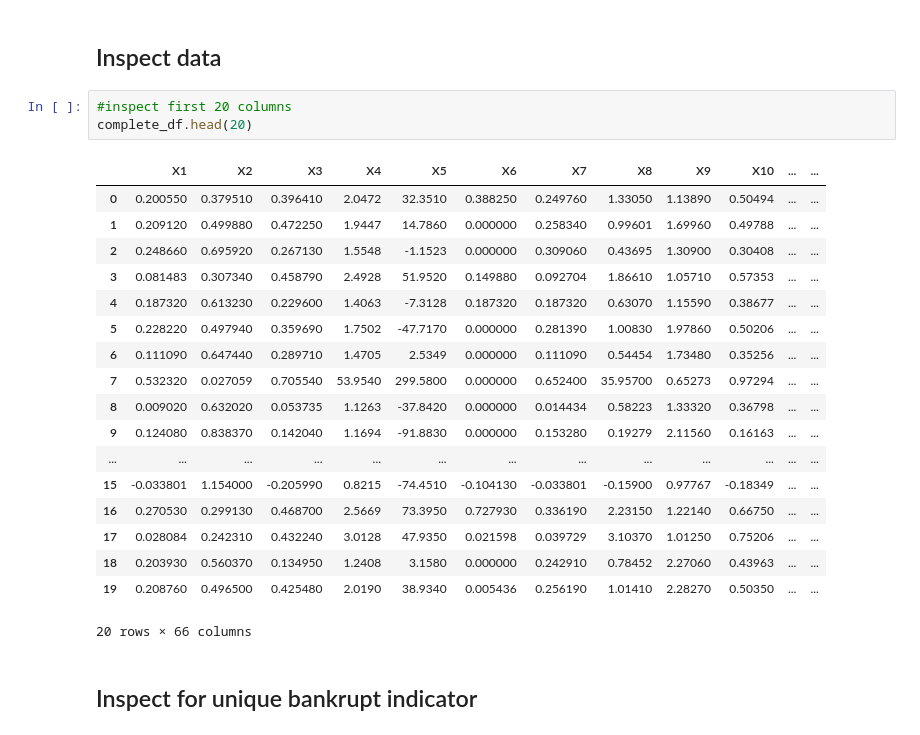
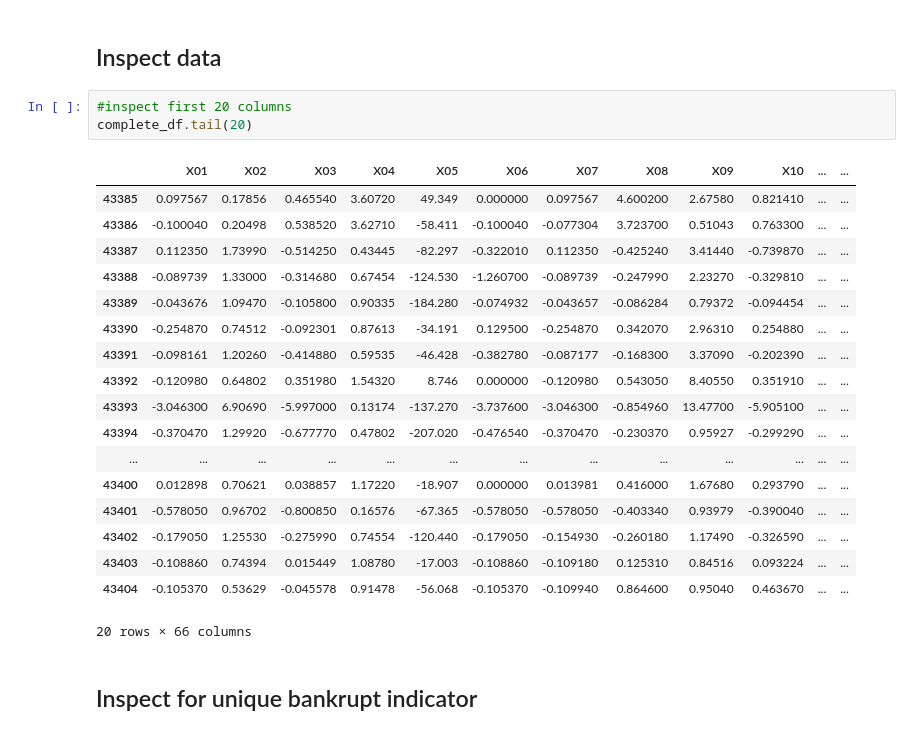
Before and after one commit to bill-fowler65/Springboard, a Jupyter notebook: Capstone Project 2/Code/polishbk-1.0wrangling.ipynb, the cells around one changed output. Saved outputs shown, nothing was run; the diff lists cells and outputs as text.

```diff
--- a/Capstone Project 2/Code/polishbk-1.0wrangling.ipynb
+++ b/Capstone Project 2/Code/polishbk-1.0wrangling.ipynb
@@ -186,25 +188,25 @@ memory usage: 21.9+ MB
 ## Inspect data
 # %%
 #inspect first 20 columns
-complete_df.head(20)
+complete_df.tail(20)
 # %% [output]
-|  | X1 | X2 | X3 | X4 | X5 | X6 | X7 | X8 | X9 | X10 | ... | ... |
-| 0 | 0.200550 | 0.379510 | 0.396410 | 2.0472 | 32.3510 | 0.388250 | 0.249760 | 1.33050 | 1.13890 | 0.50494 | ... | ... |
-| 1 | 0.209120 | 0.499880 | 0.472250 | 1.9447 | 14.7860 | 0.000000 | 0.258340 | 0.99601 | 1.69960 | 0.49788 | ... | ... |
-| 2 | 0.248660 | 0.695920 | 0.267130 | 1.5548 | -1.1523 | 0.000000 | 0.309060 | 0.43695 | 1.30900 | 0.30408 | ... | ... |
-| 3 | 0.081483 | 0.307340 | 0.458790 | 2.4928 | 51.9520 | 0.149880 | 0.092704 | 1.86610 | 1.05710 | 0.57353 | ... | ... |
-| 4 | 0.187320 | 0.613230 | 0.229600 | 1.4063 | -7.3128 | 0.187320 | 0.187320 | 0.63070 | 1.15590 | 0.38677 | ... | ... |
-| 5 | 0.228220 | 0.497940 | 0.359690 | 1.7502 | -47.7170 | 0.000000 | 0.281390 | 1.00830 | 1.97860 | 0.50206 | ... | ... |
-| 6 | 0.111090 | 0.647440 | 0.289710 | 1.4705 | 2.5349 | 0.000000 | 0.111090 | 0.54454 | 1.73480 | 0.35256 | ... | ... |
-| 7 | 0.532320 | 0.027059 | 0.705540 | 53.9540 | 299.5800 | 0.000000 | 0.652400 | 35.95700 | 0.65273 | 0.97294 | ... | ... |
-| 8 | 0.009020 | 0.632020 | 0.053735 | 1.1263 | -37.8420 | 0.000000 | 0.014434 | 0.58223 | 1.33320 | 0.36798 | ... | ... |
-| 9 | 0.124080 | 0.838370 | 0.142040 | 1.1694 | -91.8830 | 0.000000 | 0.153280 | 0.19279 | 2.11560 | 0.16163 | ... | ... |
+|  | X01 | X02 | X03 | X04 | X05 | X06 | X07 | X08 | X09 | X10 | ... | ... |
+| 43385 | 0.097567 | 0.17856 | 0.465540 | 3.60720 | 49.349 | 0.000000 | 0.097567 | 4.600200 | 2.67580 | 0.821410 | ... | ... |
+| 43386 | -0.100040 | 0.20498 | 0.538520 | 3.62710 | -58.411 | -0.100040 | -0.077304 | 3.723700 | 0.51043 | 0.763300 | ... | ... |
+| 43387 | 0.112350 | 1.73990 | -0.514250 | 0.43445 | -82.297 | -0.322010 | 0.112350 | -0.425240 | 3.41440 | -0.739870 | ... | ... |
+| 43388 | -0.089739 | 1.33000 | -0.314680 | 0.67454 | -124.530 | -1.260700 | -0.089739 | -0.247990 | 2.23270 | -0.329810 | ... | ... |
+| 43389 | -0.043676 | 1.09470 | -0.105800 | 0.90335 | -184.280 | -0.074932 | -0.043657 | -0.086284 | 0.79372 | -0.094454 | ... | ... |
+| 43390 | -0.254870 | 0.74512 | -0.092301 | 0.87613 | -34.191 | 0.129500 | -0.254870 | 0.342070 | 2.96310 | 0.254880 | ... | ... |
+| 43391 | -0.098161 | 1.20260 | -0.414880 | 0.59535 | -46.428 | -0.382780 | -0.087177 | -0.168300 | 3.37090 | -0.202390 | ... | ... |
+| 43392 | -0.120980 | 0.64802 | 0.351980 | 1.54320 | 8.746 | 0.000000 | -0.120980 | 0.543050 | 8.40550 | 0.351910 | ... | ... |
+| 43393 | -3.046300 | 6.90690 | -5.997000 | 0.13174 | -137.270 | -3.737600 | -3.046300 | -0.854960 | 13.47700 | -5.905100 | ... | ... |
+| 43394 | -0.370470 | 1.29920 | -0.677770 | 0.47802 | -207.020 | -0.476540 | -0.370470 | -0.230370 | 0.95927 | -0.299290 | ... | ... |
 | ... | ... | ... | ... | ... | ... | ... | ... | ... | ... | ... | ... | ... |
-| 15 | -0.033801 | 1.154000 | -0.205990 | 0.8215 | -74.4510 | -0.104130 | -0.033801 | -0.15900 | 0.97767 | -0.18349 | ... | ... |
-| 16 | 0.270530 | 0.299130 | 0.468700 | 2.5669 | 73.3950 | 0.727930 | 0.336190 | 2.23150 | 1.22140 | 0.66750 | ... | ... |
-| 17 | 0.028084 | 0.242310 | 0.432240 | 3.0128 | 47.9350 | 0.021598 | 0.039729 | 3.10370 | 1.01250 | 0.75206 | ... | ... |
-| 18 | 0.203930 | 0.560370 | 0.134950 | 1.2408 | 3.1580 | 0.000000 | 0.242910 | 0.78452 | 2.27060 | 0.43963 | ... | ... |
-| 19 | 0.208760 | 0.496500 | 0.425480 | 2.0190 | 38.9340 | 0.005436 | 0.256190 | 1.01410 | 2.28270 | 0.50350 | ... | ... |
+| 43400 | 0.012898 | 0.70621 | 0.038857 | 1.17220 | -18.907 | 0.000000 | 0.013981 | 0.416000 | 1.67680 | 0.293790 | ... | ... |
+| 43401 | -0.578050 | 0.96702 | -0.800850 | 0.16576 | -67.365 | -0.578050 | -0.578050 | -0.403340 | 0.93979 | -0.390040 | ... | ... |
+| 43402 | -0.179050 | 1.25530 | -0.275990 | 0.74554 | -120.440 | -0.179050 | -0.154930 | -0.260180 | 1.17490 | -0.326590 | ... | ... |
+| 43403 | -0.108860 | 0.74394 | 0.015449 | 1.08780 | -17.003 | -0.108860 | -0.109180 | 0.125310 | 0.84516 | 0.093224 | ... | ... |
+| 43404 | -0.105370 | 0.53629 | -0.045578 | 0.91478 | -56.068 | -0.105370 | -0.109940 | 0.864600 | 0.95040 | 0.463670 | ... | ... |
 20 rows × 66 columns
 # %% [markdown]
 ## Inspect for unique bankrupt indicator
```
Also changed, not shown: parts of 4 cells of this notebook.
